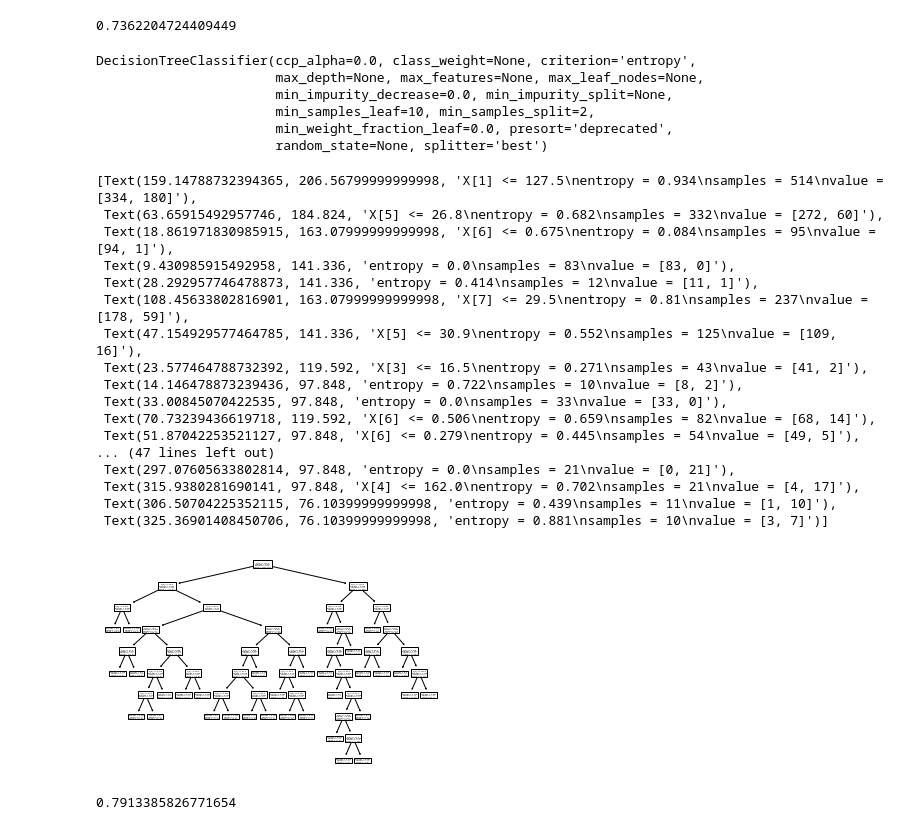
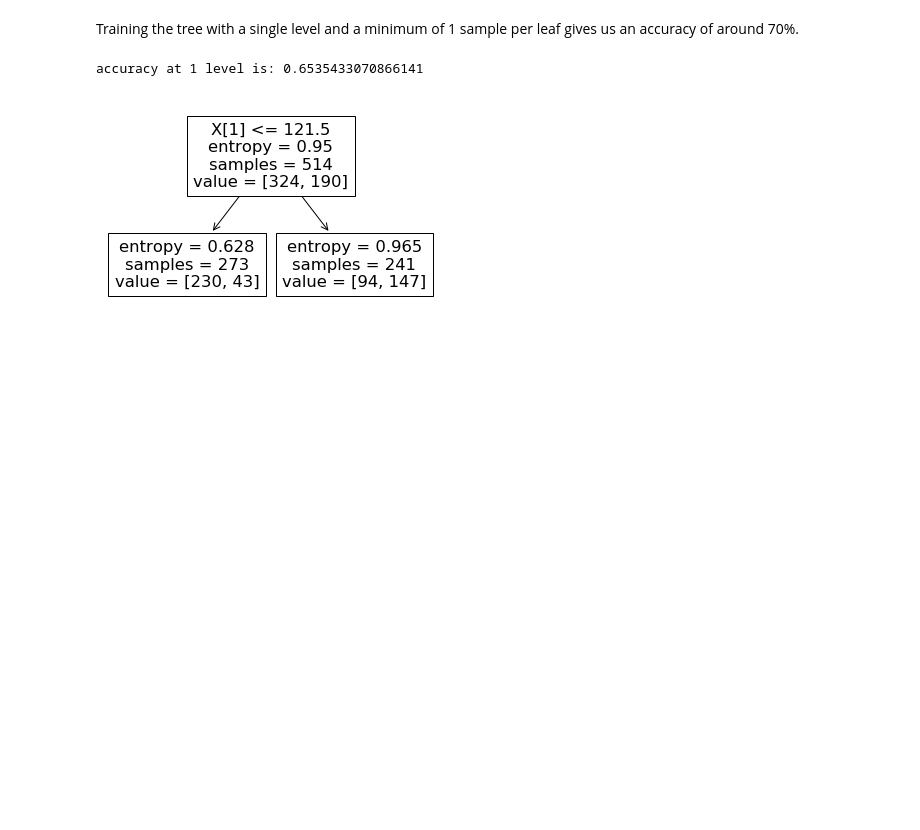
Before and after one commit to S010MON/machine_learning, a Jupyter notebook: ML_Lab_1.ipynb, the cells around one changed output. Cells and saved outputs as stored; diff of their text form; code cells hidden in the pictures; blank space fills up the shorter version.

```diff
--- a/ML_Lab_1.ipynb
+++ b/ML_Lab_1.ipynb
@@ -6,0 +12,26 @@ from sklearn.metrics import accuracy_score
+# %%
+def decision_tree(X, Y, levels, min_samples_leaf):
+    # Split X and Y into training and test sets
+    X_train, X_test, Y_train, Y_test = train_test_split(X, Y,
+                                                        test_size=0.33,
+                                                        random_state=66)
+
+    # Set the max depth automatically to `None` if 0
+    if levels == 0:
+        max_depth = None
+    else:
+        max_depth = levels
+
+    # Create a decision tree and train it
+    clf = tree.DecisionTreeClassifier(criterion = 'entropy',
+                                      min_samples_leaf=min_samples_leaf,
+                                      max_depth=max_depth)
+    clf.fit(X_train, Y_train)
+
+    # Predict the values for the test set and return the accuracy and tree
+    Y_hat = clf.predict(X_test)
+
+    data = {'accuracy': accuracy_score(Y_test, Y_hat),
+           'clf' : clf}
+
+    return data
@@ -31,41 +45,9 @@ tree.plot_tree(clf)
-# %%
-Y_hat = clf.predict(X_test)
-accuracy_score(Y_test, Y_hat)
-# %% [output]
-0.7362204724409449
-# %%
-clf2 = tree.DecisionTreeClassifier(criterion = 'entropy',min_samples_leaf=10, max_depth=None)
-clf2.fit(X_train, Y_train)
-# %% [output]
-DecisionTreeClassifier(ccp_alpha=0.0, class_weight=None, criterion='entropy',
-                       max_depth=None, max_features=None, max_leaf_nodes=None,
-                       min_impurity_decrease=0.0, min_impurity_split=None,
-                       min_samples_leaf=10, min_samples_split=2,
-                       min_weight_fraction_leaf=0.0, presort='deprecated',
-                       random_state=None, splitter='best')
-# %%
-tree.plot_tree(clf2)
-# %% [output]
-[Text(159.14788732394365, 206.56799999999998, 'X[1] <= 127.5\nentropy = 0.934\nsamples = 514\nvalue = [334, 180]'),
- Text(63.65915492957746, 184.824, 'X[5] <= 26.8\nentropy = 0.682\nsamples = 332\nvalue = [272, 60]'),
- Text(18.861971830985915, 163.07999999999998, 'X[6] <= 0.675\nentropy = 0.084\nsamples = 95\nvalue = [94, 1]'),
- Text(9.430985915492958, 141.336, 'entropy = 0.0\nsamples = 83\nvalue = [83, 0]'),
- Text(28.292957746478873, 141.336, 'entropy = 0.414\nsamples = 12\nvalue = [11, 1]'),
- Text(108.45633802816901, 163.07999999999998, 'X[7] <= 29.5\nentropy = 0.81\nsamples = 237\nvalue = [178, 59]'),
- Text(47.154929577464785, 141.336, 'X[5] <= 30.9\nentropy = 0.552\nsamples = 125\nvalue = [109, 16]'),
- Text(23.577464788732392, 119.592, 'X[3] <= 16.5\nentropy = 0.271\nsamples = 43\nvalue = [41, 2]'),
- Text(14.146478873239436, 97.848, 'entropy = 0.722\nsamples = 10\nvalue = [8, 2]'),
- Text(33.00845070422535, 97.848, 'entropy = 0.0\nsamples = 33\nvalue = [33, 0]'),
- Text(70.73239436619718, 119.592, 'X[6] <= 0.506\nentropy = 0.659\nsamples = 82\nvalue = [68, 14]'),
- Text(51.87042253521127, 97.848, 'X[6] <= 0.279\nentropy = 0.445\nsamples = 54\nvalue = [49, 5]'),
-... (47 lines left out)
- Text(297.07605633802814, 97.848, 'entropy = 0.0\nsamples = 21\nvalue = [0, 21]'),
- Text(315.9380281690141, 97.848, 'X[4] <= 162.0\nentropy = 0.702\nsamples = 21\nvalue = [4, 17]'),
- Text(306.50704225352115, 76.10399999999998, 'entropy = 0.439\nsamples = 11\nvalue = [1, 10]'),
- Text(325.36901408450706, 76.10399999999998, 'entropy = 0.881\nsamples = 10\nvalue = [3, 7]')]
-[figure, removed]
-# %%
-Y_hat = clf2.predict(X_test)
-accuracy_score(Y_test, Y_hat)
-# %% [output]
-0.7913385826771654
+# %% [markdown]
+Training the tree with a single level and a minimum of 1 sample per leaf gives us an accuracy of around 70%.
+# %%
+data = decision_tree(X, Y, levels=1, min_samples_leaf=1)
+print('accuracy at 1 level is: ' + str(data['accuracy']))
+tree.plot_tree(data['clf']);
+# %% [output]
+accuracy at 1 level is: 0.6535433070866141
+[figure, added]
```
Also changed, not shown: parts of 24 cells of this notebook.
